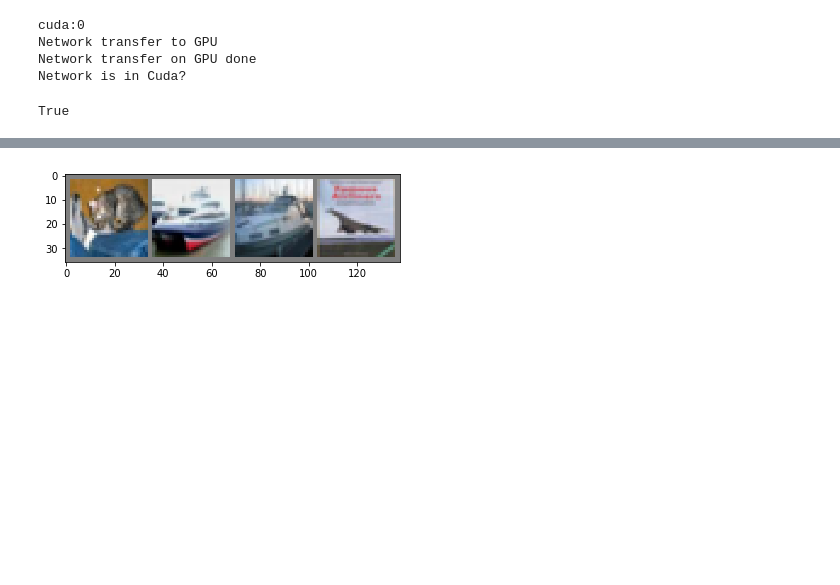
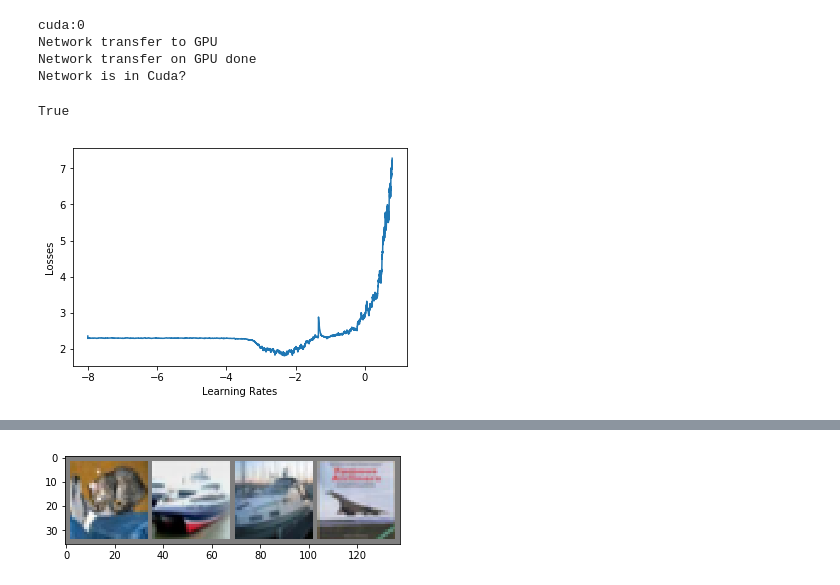
Before and after one commit to mariontan/Traffic_Flow, a Jupyter notebook: PracticeClassifier_GPU.ipynb, the cells around one changed output, grey strips where cells are left out. Cells and saved outputs as stored; diff of their text form; code cells hidden in the pictures; blank space fills up the shorter version.

```diff
--- a/PracticeClassifier_GPU.ipynb
+++ b/PracticeClassifier_GPU.ipynb
@@ -112,3 +191,7 @@ Network transfer to GPU
 Network transfer on GPU done
 Network is in Cuda?
 True
+# %%
+findLR(net, optimizer, criterion, trainloader, final_value=10, init_value=1e-8)
+# %% [output]
+[figure, added]
```
Also changed, not shown: parts of 8 cells of this notebook.
